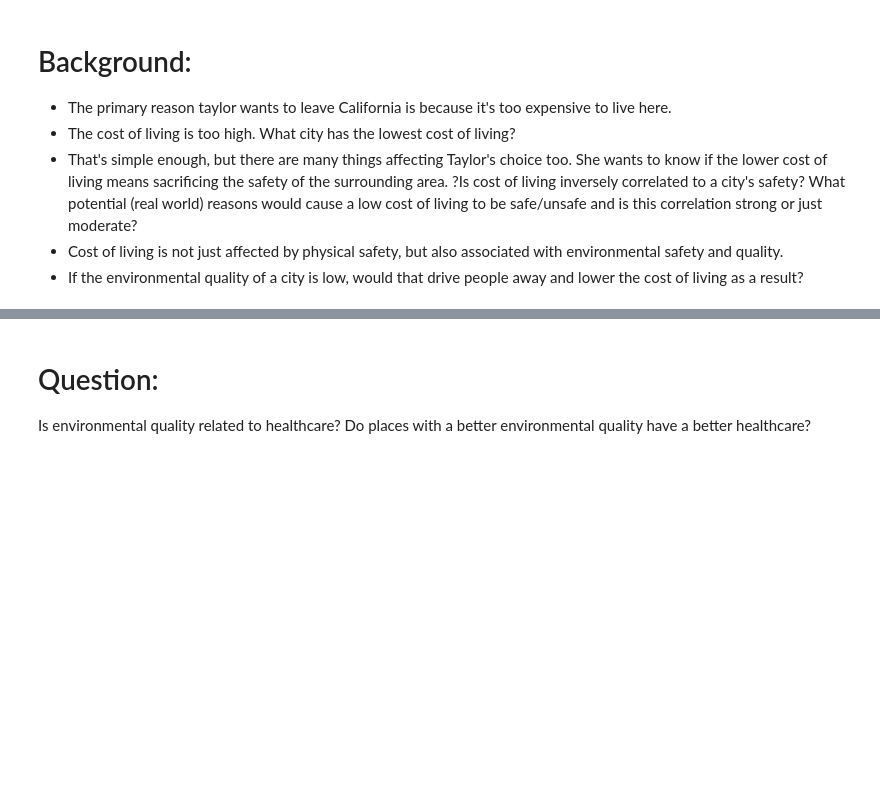
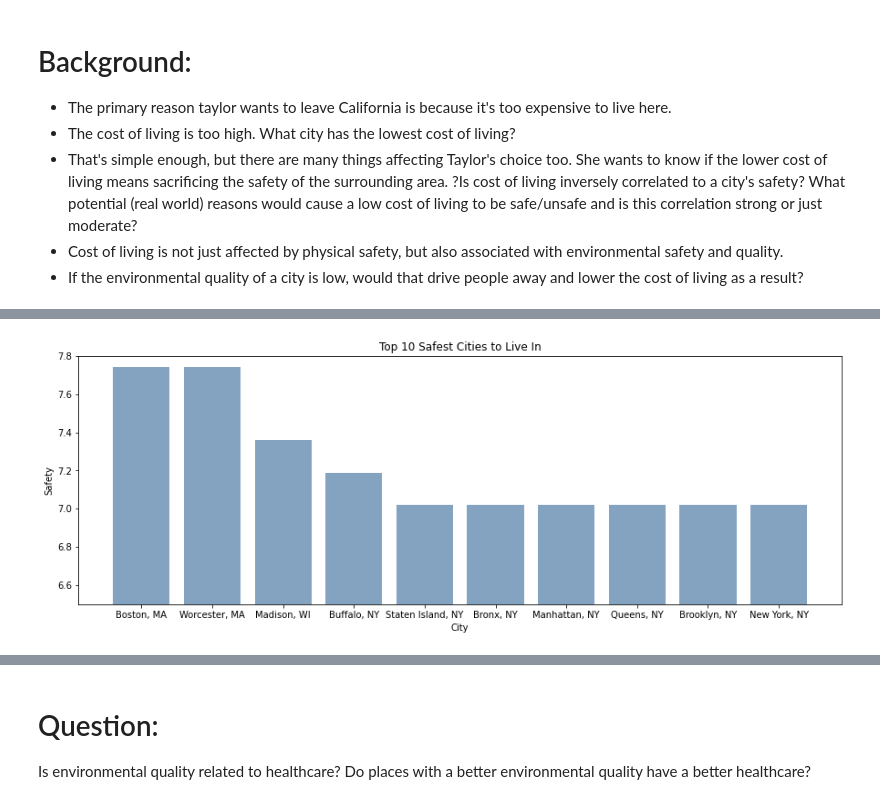
Before and after one commit to mariahart1/project1, a Jupyter notebook: charts.ipynb, the cells around one changed output, grey strips where cells are left out. Cells and saved outputs as stored; diff of their text form; code cells hidden in the pictures; blank space fills up the shorter version.

```diff
--- a/charts.ipynb
+++ b/charts.ipynb
@@ -40,0 +50,17 @@ plt.show()
+# %%
+# Top 10 Safe Cities Chart
+top_safe = city_scores.sort_values('Safety', ascending=False).head(10)
+x_axis = np.arange(len(top_safe))
+tick_locations = [value for value in x_axis]
+
+plt.figure(figsize=(15,5)).patch.set_facecolor('white')
+plt.bar(top_safe['City'],top_safe['Safety'],align="center", color=(.2,.4,.6,.6))
+plt.title("Top 10 Safest Cities to Live In")
+plt.ylim(6.5,7.8)
+plt.xlabel('City')
+plt.ylabel('Safety')
+plt.xticks(tick_locations, top_safe["City"])
+plt.savefig("Images/Safety.png")
+plt.show()
+# %% [output]
+[figure, added]
```
Also changed, not shown: parts of 6 cells of this notebook, 6 other files.
